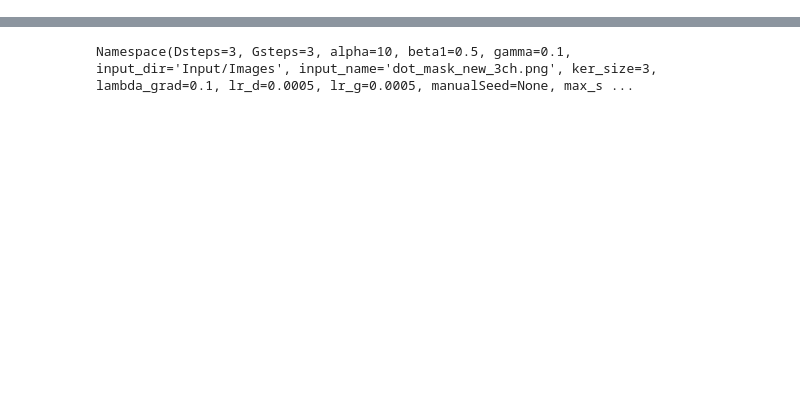
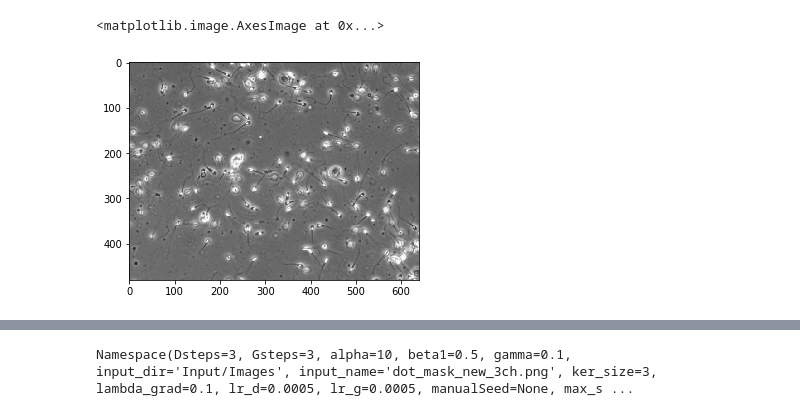
Before and after one commit to vlbthambawita/singan-sperm, a Jupyter notebook: paint2image.ipynb, the cells around one changed output, grey strips where cells are left out. Drawn from its saved outputs; the diff is of its cells as text; code cells hidden in the pictures; blank space fills up the shorter version.

```diff
--- a/paint2image.ipynb
+++ b/paint2image.ipynb
@@ -9,0 +14,7 @@ import SinGAN.functions as functions
+# %%
+frame = io.imread("/home/vajira/DL/singan-sperm/Input/Paint/sperm_6_3ch_gray.png")
+gray = color.rgb2gray(frame)
+gray_3ch =  color.gray2rgb(gray) * 255
+# %%
+gray = cv2.cvtColor(frame, cv2.COLOR_BGR2GRAY)
+gray_3ch = cv2.cvtColor(gray, cv2.COLOR_GRAY2RGB)
@@ -9,0 +41,5 @@ import SinGAN.functions as functions
+# %%
+plt.imshow(gray_3ch)
+# %% [output]
+<matplotlib.image.AxesImage at 0x...>
+[figure, added]
```
Also changed, not shown: parts of 22 cells of this notebook, 1 other file.
